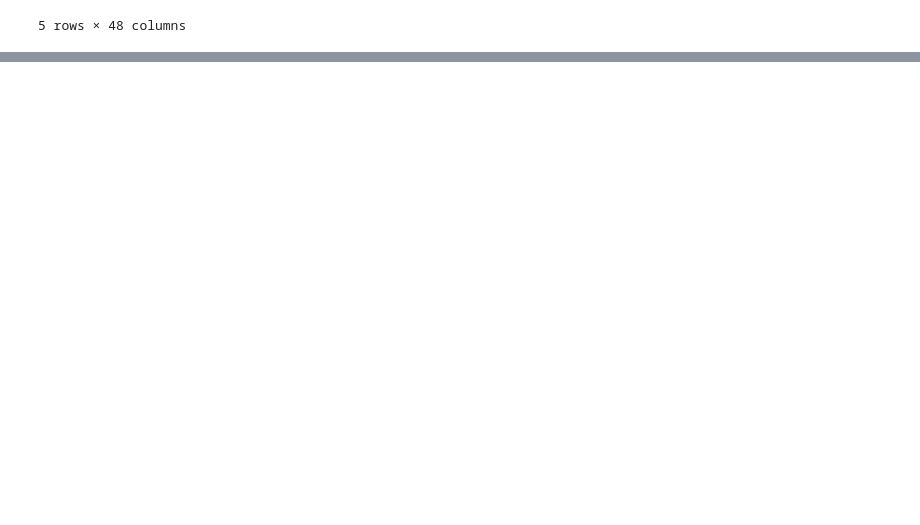
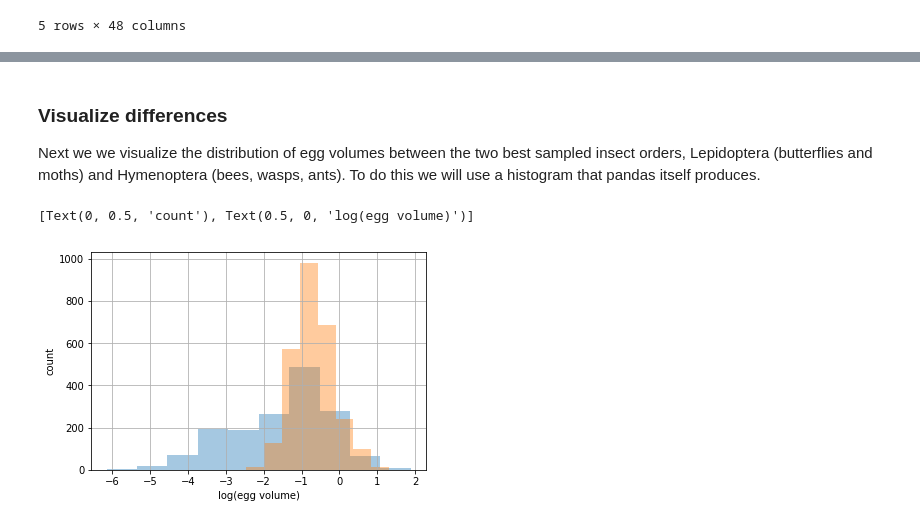
Before and after one commit to andrewkern/biol610, a Jupyter notebook: notebooks/lecture6.ipynb, the cells around one changed output, grey strips where cells are left out. Saved outputs shown, nothing was run; the diff lists cells and outputs as text; code cells hidden in the pictures; blank space fills up the shorter version.

```diff
--- a/notebooks/lecture6.ipynb
+++ b/notebooks/lecture6.ipynb
@@ -360,0 +416,12 @@ df.head()
+# %% [markdown]
+### Visualize differences
+Next we we visualize the distribution of egg volumes between the two best sampled insect orders, Lepidoptera (butterflies and moths) and Hymenoptera (bees, wasps, ants). To do this we will use a histogram that pandas itself produces.
+# %%
+#pull out the two most common order in the dataset
+both = df.loc[(df['order'] == "Lepidoptera") | (df['order'] =="Hymenoptera")]
+#plot histogram of the log(egg_volume)
+h = both.groupby('order').logvol.hist(alpha=0.4)
+h[0].set(xlabel="log(egg volume)",ylabel="count")
+# %% [output]
+[Text(0, 0.5, 'count'), Text(0.5, 0, 'log(egg volume)')]
+[figure, added]
```
Also changed, not shown: parts of 7 cells of this notebook.
